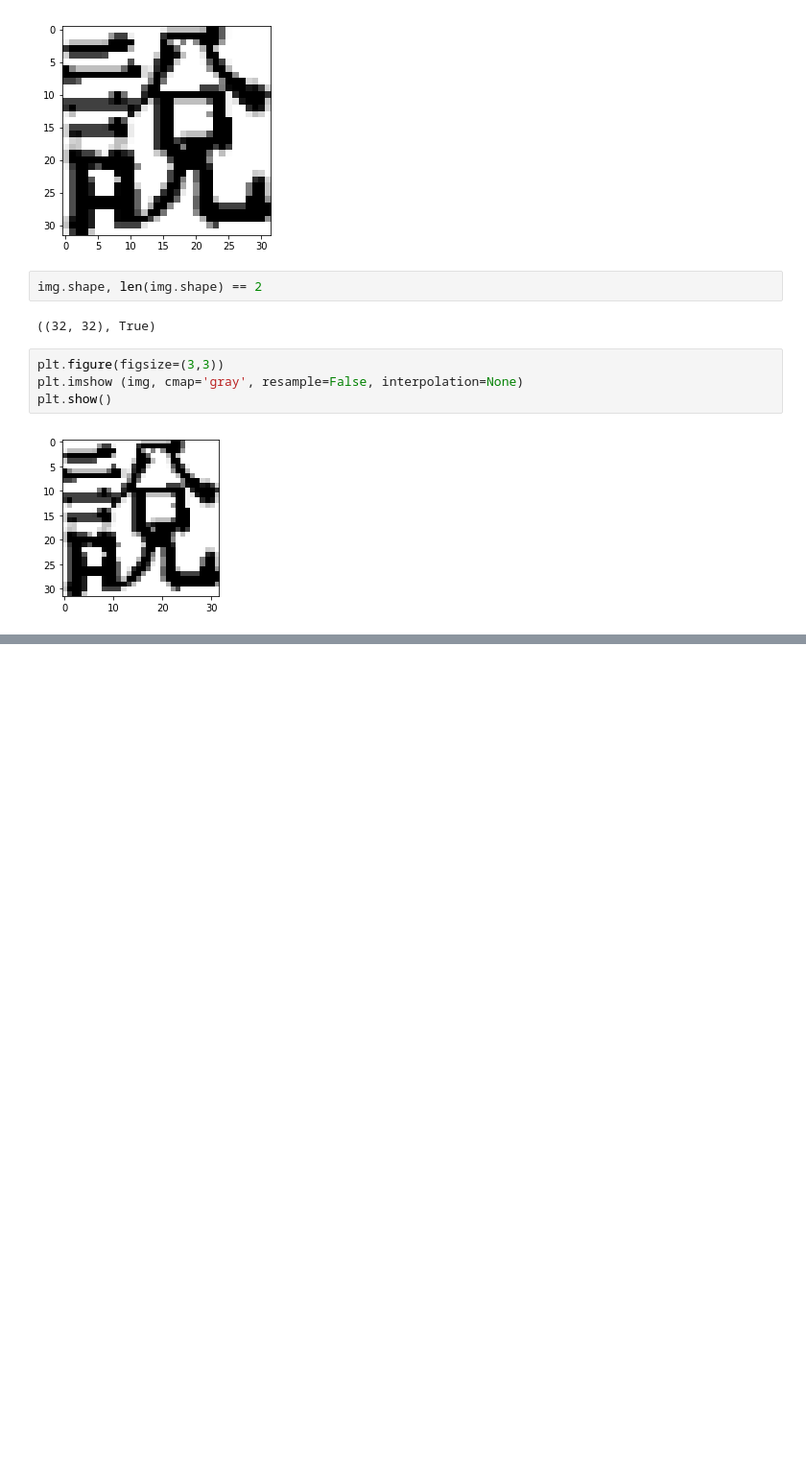
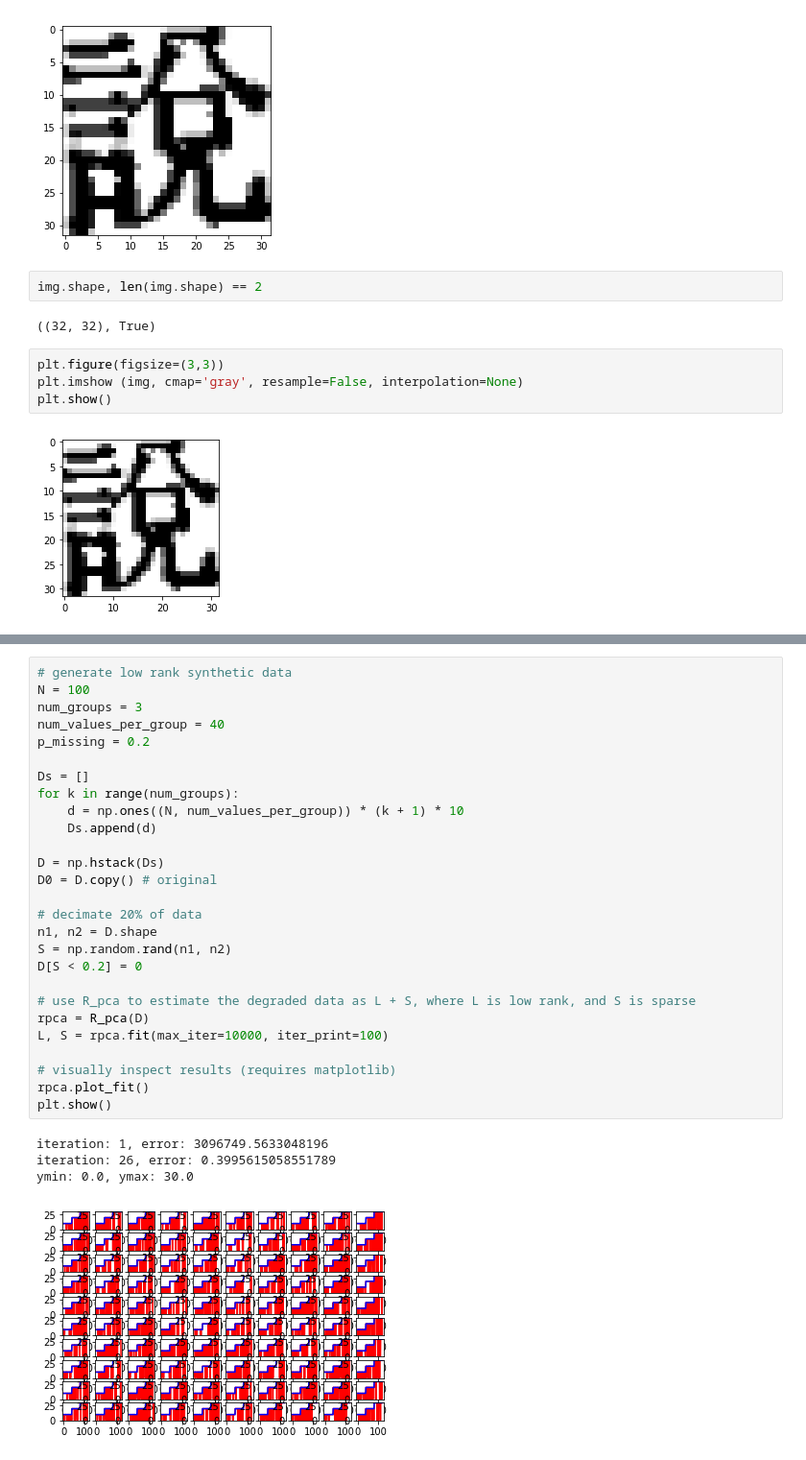
Before and after one commit to yongduek/WayneProject, a Jupyter notebook: viewdata.ipynb, the cells around one changed output, grey strips where cells are left out. Shown at 96% size. Cells and saved outputs as stored; diff of their text form; blank space fills up the shorter version.

```diff
--- a/viewdata.ipynb
+++ b/viewdata.ipynb
@@ -125,0 +323,32 @@ imshow('image display', img)
+# %%
+# generate low rank synthetic data
+N = 100
+num_groups = 3
+num_values_per_group = 40
+p_missing = 0.2
+
+Ds = []
+for k in range(num_groups):
+    d = np.ones((N, num_values_per_group)) * (k + 1) * 10
+    Ds.append(d)
+
+D = np.hstack(Ds)
+D0 = D.copy() # original
+
+# decimate 20% of data
+n1, n2 = D.shape
+S = np.random.rand(n1, n2)
+D[S < 0.2] = 0
+
+# use R_pca to estimate the degraded data as L + S, where L is low rank, and S is sparse
+rpca = R_pca(D)
+L, S = rpca.fit(max_iter=10000, iter_print=100)
+
+# visually inspect results (requires matplotlib)
+rpca.plot_fit()
+plt.show()
+# %% [output]
+iteration: 1, error: 3096749.5633048196
+iteration: 26, error: 0.3995615058551789
+ymin: 0.0, ymax: 30.0
+[figure, added]
```
Also changed, not shown: parts of 48 cells of this notebook, 1 other file.
